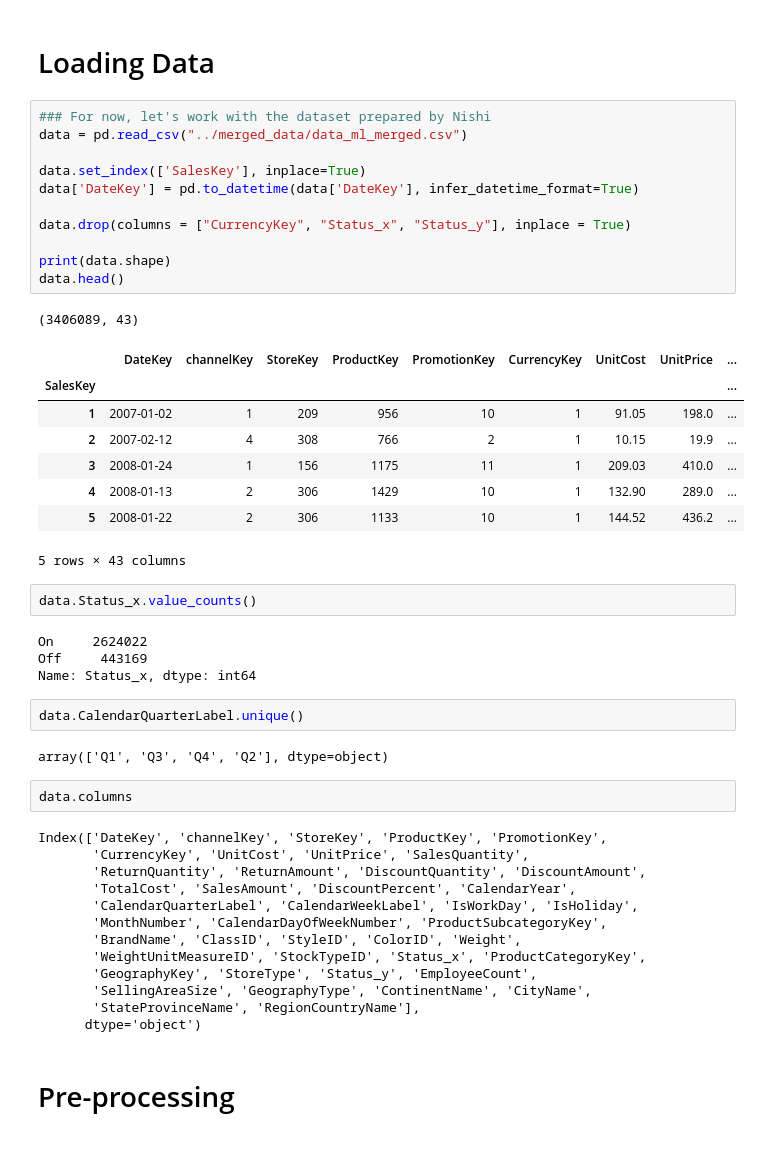
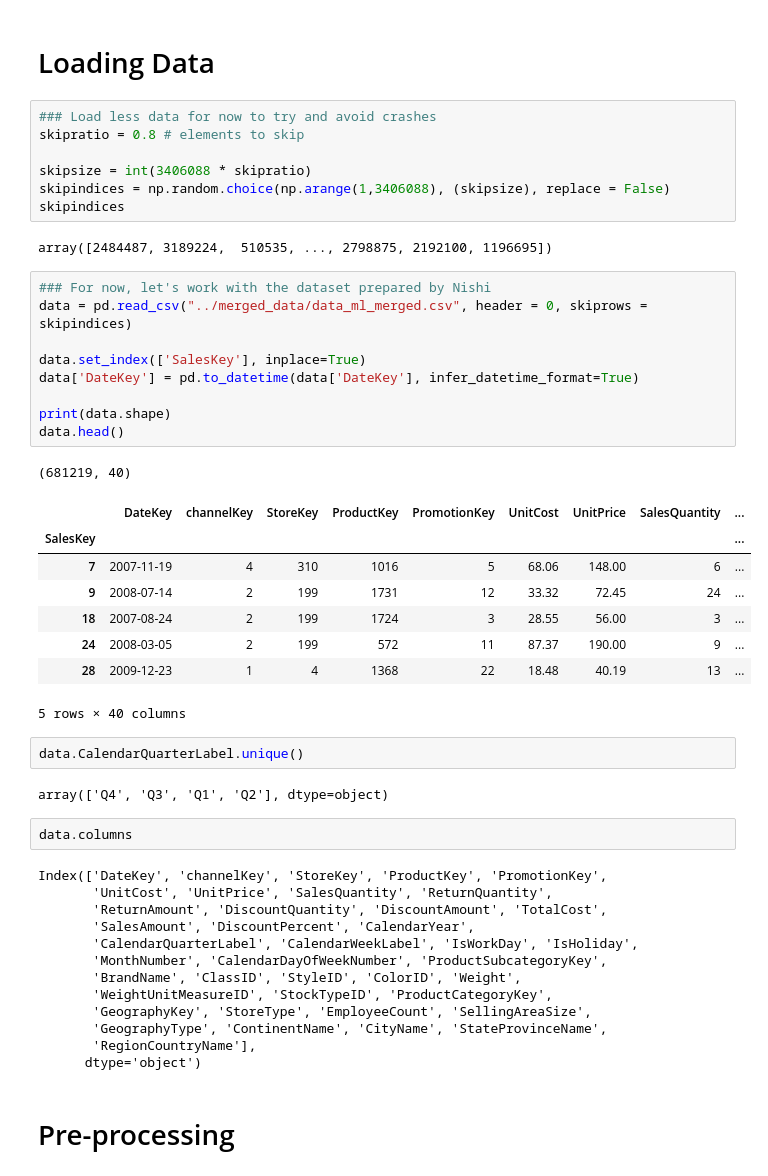
Before and after one commit to kai-pre/sales-ninja, a Jupyter notebook: notebooks/kai_timeseries-prediction.ipynb, the cells around one changed output. Drawn from its saved outputs; the diff is of its cells as text; blank space fills up the shorter version.

```diff
--- a/notebooks/kai_timeseries-prediction.ipynb
+++ b/notebooks/kai_timeseries-prediction.ipynb
@@ -17,51 +27,52 @@ from sklearn.preprocessing import StandardScaler, RobustScaler, MinMaxScaler
 from os import path
 # %% [markdown]
 # Loading Data
+# %%
+### Load less data for now to try and avoid crashes
+skipratio = 0.8 # elements to skip
+
+skipsize = int(3406088 * skipratio)
+skipindices = np.random.choice(np.arange(1,3406088), (skipsize), replace = False)
+skipindices
+# %% [output]
+array([2484487, 3189224,  510535, ..., 2798875, 2192100, 1196695])
 # %%
 ### For now, let's work with the dataset prepared by Nishi
-data = pd.read_csv("../merged_data/data_ml_merged.csv")
+data = pd.read_csv("../merged_data/data_ml_merged.csv", header = 0, skiprows = skipindices)
 
 data.set_index(['SalesKey'], inplace=True)
 data['DateKey'] = pd.to_datetime(data['DateKey'], infer_datetime_format=True)
 
-data.drop(columns = ["CurrencyKey", "Status_x", "Status_y"], inplace = True)
-
 print(data.shape)
 data.head()
 # %% [output]
-(3406089, 43)
+(681219, 40)
-|  | DateKey | channelKey | StoreKey | ProductKey | PromotionKey | CurrencyKey | UnitCost | UnitPrice | ... |
+|  | DateKey | channelKey | StoreKey | ProductKey | PromotionKey | UnitCost | UnitPrice | SalesQuantity | ... |
 | SalesKey |  |  |  |  |  |  |  |  | ... |
-| 1 | 2007-01-02 | 1 | 209 | 956 | 10 | 1 | 91.05 | 198.0 | ... |
-| 2 | 2007-02-12 | 4 | 308 | 766 | 2 | 1 | 10.15 | 19.9 | ... |
-| 3 | 2008-01-24 | 1 | 156 | 1175 | 11 | 1 | 209.03 | 410.0 | ... |
-| 4 | 2008-01-13 | 2 | 306 | 1429 | 10 | 1 | 132.90 | 289.0 | ... |
-| 5 | 2008-01-22 | 2 | 306 | 1133 | 10 | 1 | 144.52 | 436.2 | ... |
+| 7 | 2007-11-19 | 4 | 310 | 1016 | 5 | 68.06 | 148.00 | 6 | ... |
+| 9 | 2008-07-14 | 2 | 199 | 1731 | 12 | 33.32 | 72.45 | 24 | ... |
+| 18 | 2007-08-24 | 2 | 199 | 1724 | 3 | 28.55 | 56.00 | 3 | ... |
+| 24 | 2008-03-05 | 2 | 199 | 572 | 11 | 87.37 | 190.00 | 9 | ... |
+| 28 | 2009-12-23 | 1 | 4 | 1368 | 22 | 18.48 | 40.19 | 13 | ... |
-5 rows × 43 columns
+5 rows × 40 columns
-# %%
-data.Status_x.value_counts()
-# %% [output]
-On     2624022
-Off     443169
-Name: Status_x, dtype: int64
 # %%
 data.CalendarQuarterLabel.unique()
 # %% [output]
-array(['Q1', 'Q3', 'Q4', 'Q2'], dtype=object)
+array(['Q4', 'Q3', 'Q1', 'Q2'], dtype=object)
 # %%
 data.columns
 # %% [output]
 Index(['DateKey', 'channelKey', 'StoreKey', 'ProductKey', 'PromotionKey',
-       'CurrencyKey', 'UnitCost', 'UnitPrice', 'SalesQuantity',
-       'ReturnQuantity', 'ReturnAmount', 'DiscountQuantity', 'DiscountAmount',
-       'TotalCost', 'SalesAmount', 'DiscountPercent', 'CalendarYear',
+       'UnitCost', 'UnitPrice', 'SalesQuantity', 'ReturnQuantity',
+       'ReturnAmount', 'DiscountQuantity', 'DiscountAmount', 'TotalCost',
+       'SalesAmount', 'DiscountPercent', 'CalendarYear',
        'CalendarQuarterLabel', 'CalendarWeekLabel', 'IsWorkDay', 'IsHoliday',
        'MonthNumber', 'CalendarDayOfWeekNumber', 'ProductSubcategoryKey',
        'BrandName', 'ClassID', 'StyleID', 'ColorID', 'Weight',
-       'WeightUnitMeasureID', 'StockTypeID', 'Status_x', 'ProductCategoryKey',
-       'GeographyKey', 'StoreType', 'Status_y', 'EmployeeCount',
-       'SellingAreaSize', 'GeographyType', 'ContinentName', 'CityName',
-       'StateProvinceName', 'RegionCountryName'],
+       'WeightUnitMeasureID', 'StockTypeID', 'ProductCategoryKey',
+       'GeographyKey', 'StoreType', 'EmployeeCount', 'SellingAreaSize',
+       'GeographyType', 'ContinentName', 'CityName', 'StateProvinceName',
+       'RegionCountryName'],
       dtype='object')
 # %% [markdown]
 # Pre-processing
```
Also changed, not shown: parts of 29 cells of this notebook.
